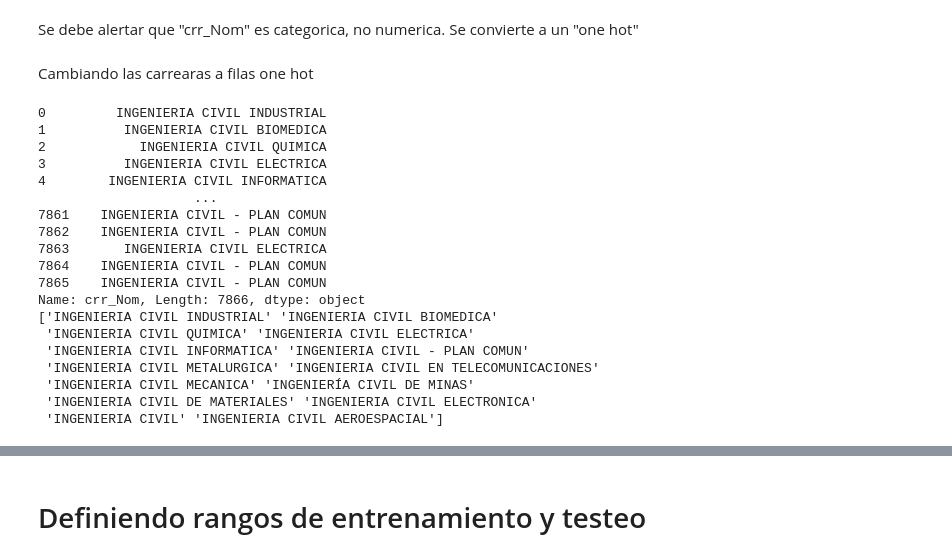
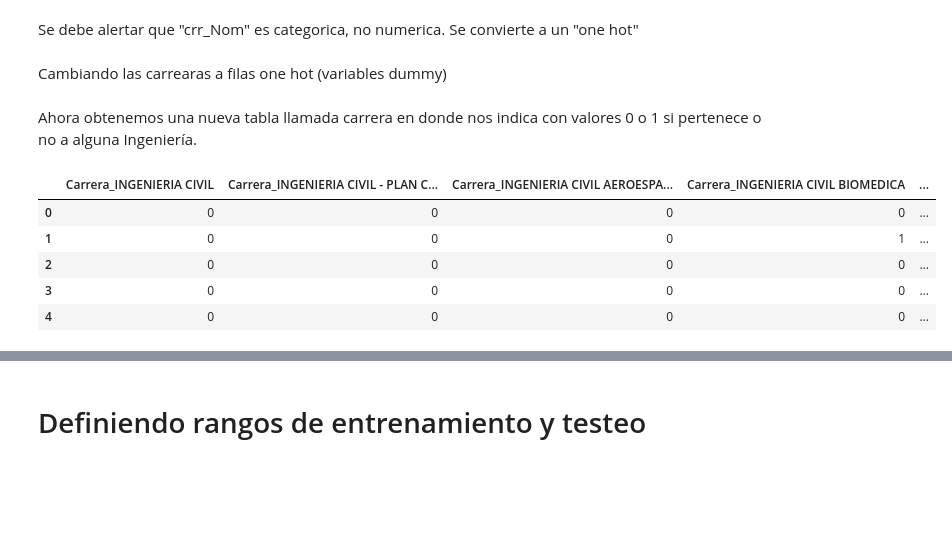
Before and after one commit to hecaguayo/MLFI-UdeC, a Jupyter notebook: Tarea_1_MLBI.ipynb, the cells around one changed output, grey strips where cells are left out. Cells and saved outputs as stored; diff of their text form; code cells hidden in the pictures; blank space fills up the shorter version.

```diff
--- a/Tarea_1_MLBI.ipynb
+++ b/Tarea_1_MLBI.ipynb
@@ -65,5 +65,5 @@ dtype: int64
 # %% [markdown]
 Se debe alertar que "crr_Nom" es categorica, no numerica. Se convierte a un "one hot"
 # %% [markdown]
-Cambiando las carrearas a filas one hot
+Cambiando las carrearas a filas one hot (variables dummy)
 # %%
@@ -72,23 +70,0 @@ dcarreras = dataset.pop('crr_Nom')
-# %%
-print(dcarreras)
-print(carreras)
-# %% [output]
-0         INGENIERIA CIVIL INDUSTRIAL
-1          INGENIERIA CIVIL BIOMEDICA
-2            INGENIERIA CIVIL QUIMICA
-3          INGENIERIA CIVIL ELECTRICA
-4        INGENIERIA CIVIL INFORMATICA
-                    ...
-7861    INGENIERIA CIVIL - PLAN COMUN
-7862    INGENIERIA CIVIL - PLAN COMUN
-7863       INGENIERIA CIVIL ELECTRICA
-7864    INGENIERIA CIVIL - PLAN COMUN
-7865    INGENIERIA CIVIL - PLAN COMUN
-Name: crr_Nom, Length: 7866, dtype: object
-['INGENIERIA CIVIL INDUSTRIAL' 'INGENIERIA CIVIL BIOMEDICA'
- 'INGENIERIA CIVIL QUIMICA' 'INGENIERIA CIVIL ELECTRICA'
- 'INGENIERIA CIVIL INFORMATICA' 'INGENIERIA CIVIL - PLAN COMUN'
- 'INGENIERIA CIVIL METALURGICA' 'INGENIERIA CIVIL EN TELECOMUNICACIONES'
- 'INGENIERIA CIVIL MECANICA' 'INGENIERÍA CIVIL DE MINAS'
- 'INGENIERIA CIVIL DE MATERIALES' 'INGENIERIA CIVIL ELECTRONICA'
- 'INGENIERIA CIVIL' 'INGENIERIA CIVIL AEROESPACIAL']
@@ -98,0 +71,11 @@ for i in range(0, len(carreras)):
+# %% [markdown]
+Ahora obtenemos una nueva tabla llamada carrera en donde nos indica con valores 0 o 1 si pertenece o no a alguna Ingeniería.
+# %%
+carreras.head()
+# %% [output]
+|  | Carrera_INGENIERIA CIVIL | Carrera_INGENIERIA CIVIL - PLAN C... | Carrera_INGENIERIA CIVIL AEROESPA... | Carrera_INGENIERIA CIVIL BIOMEDICA | ... |
+| 0 | 0 | 0 | 0 | 0 | ... |
+| 1 | 0 | 0 | 0 | 1 | ... |
+| 2 | 0 | 0 | 0 | 0 | ... |
+| 3 | 0 | 0 | 0 | 0 | ... |
+| 4 | 0 | 0 | 0 | 0 | ... |
```
Also changed, not shown: parts of 19 cells of this notebook.
